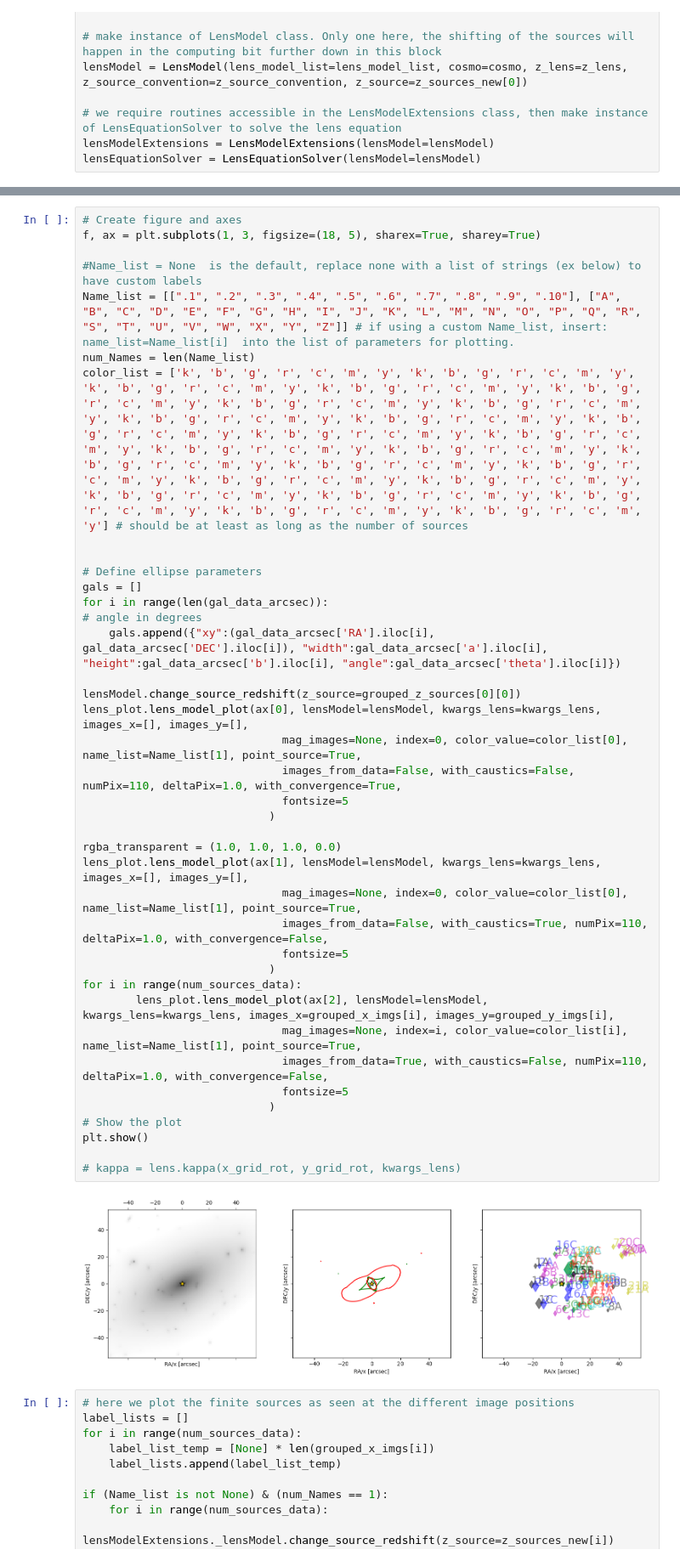
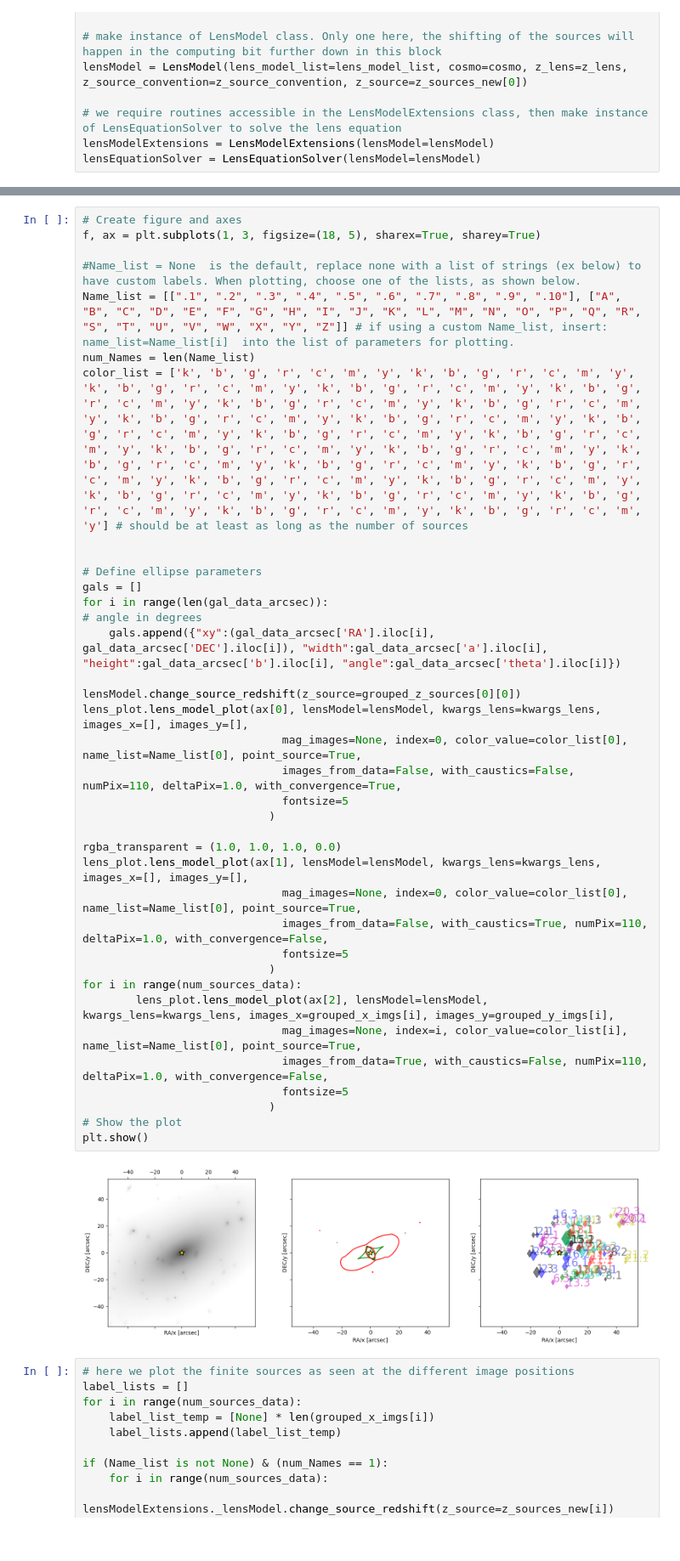
Before and after one commit to jocelyn-mcmahon-16/lenstronomy-tutorials_clusters, a Jupyter notebook: Notebooks/Clusters/modelling_SMACS0723_cluster_data.ipynb, the cells around one changed output, grey strips where cells are left out. Shown at 85% size. Saved outputs shown, nothing was run; the diff lists cells and outputs as text; blank space fills up the shorter version.

```diff
--- a/Notebooks/Clusters/modelling_SMACS0723_cluster_data.ipynb
+++ b/Notebooks/Clusters/modelling_SMACS0723_cluster_data.ipynb
@@ -518,42 +481,40 @@ Below that are rows of plots. These are grouped by each source's set of multiple
 # Create figure and axes
 f, ax = plt.subplots(1, 3, figsize=(18, 5), sharex=True, sharey=True)
 
-#Name_list = None  is the default, replace none with a list of strings (ex below) to have custom labels
+#Name_list = None  is the default, replace none with a list of strings (ex below) to have custom labels. When plotting, choose one of the lists, as shown below.
 Name_list = [[".1", ".2", ".3", ".4", ".5", ".6", ".7", ".8", ".9", ".10"], ["A", "B", "C", "D", "E", "F", "G", "H", "I", "J", "K", "L", "M", "N", "O", "P", "Q", "R", "S", "T", "U", "V", "W", "X", "Y", "Z"]] # if using a custom Name_list, insert:  name_list=Name_list[i]  into the list of parameters for plotting.
 num_Names = len(Name_list)
 color_list = ['k', 'b', 'g', 'r', 'c', 'm', 'y', 'k', 'b', 'g', 'r', 'c', 'm', 'y', 'k', 'b', 'g', 'r', 'c', 'm', 'y', 'k', 'b', 'g', 'r', 'c', 'm', 'y', 'k', 'b', 'g', 'r', 'c', 'm', 'y', 'k', 'b', 'g', 'r', 'c', 'm', 'y', 'k', 'b', 'g', 'r', 'c', 'm', 'y', 'k', 'b', 'g', 'r', 'c', 'm', 'y', 'k', 'b', 'g', 'r', 'c', 'm', 'y', 'k', 'b', 'g', 'r', 'c', 'm', 'y', 'k', 'b', 'g', 'r', 'c', 'm', 'y', 'k', 'b', 'g', 'r', 'c', 'm', 'y', 'k', 'b', 'g', 'r', 'c', 'm', 'y', 'k', 'b', 'g', 'r', 'c', 'm', 'y', 'k', 'b', 'g', 'r', 'c', 'm', 'y', 'k', 'b', 'g', 'r', 'c', 'm', 'y', 'k', 'b', 'g', 'r', 'c', 'm', 'y', 'k', 'b', 'g', 'r', 'c', 'm', 'y', 'k', 'b', 'g', 'r', 'c', 'm', 'y', 'k', 'b', 'g', 'r', 'c', 'm', 'y', 'k', 'b', 'g', 'r', 'c', 'm', 'y', 'k', 'b', 'g', 'r', 'c', 'm', 'y', 'k', 'b', 'g', 'r', 'c', 'm', 'y', 'k', 'b', 'g', 'r', 'c', 'm', 'y'] # should be at least as long as the number of sources
 
 
 # Define ellipse parameters
 gals = []
 for i in range(len(gal_data_arcsec)):                                                                                                                           # angle in degrees
     gals.append({"xy":(gal_data_arcsec['RA'].iloc[i], gal_data_arcsec['DEC'].iloc[i]), "width":gal_data_arcsec['a'].iloc[i], "height":gal_data_arcsec['b'].iloc[i], "angle":gal_data_arcsec['theta'].iloc[i]})
 
 lensModel.change_source_redshift(z_source=grouped_z_sources[0][0])
 lens_plot.lens_model_plot(ax[0], lensModel=lensModel, kwargs_lens=kwargs_lens, images_x=[], images_y=[],
-                              mag_images=None, index=0, color_value=color_list[0], name_list=Name_list[1], point_source=True,
+                              mag_images=None, index=0, color_value=color_list[0], name_list=Name_list[0], point_source=True,
                               images_from_data=False, with_caustics=False, numPix=110, deltaPix=1.0, with_convergence=True,
                               fontsize=5
                             )
 
 rgba_transparent = (1.0, 1.0, 1.0, 0.0)
 lens_plot.lens_model_plot(ax[1], lensModel=lensModel, kwargs_lens=kwargs_lens, images_x=[], images_y=[],
-                              mag_images=None, index=0, color_value=color_list[0], name_list=Name_list[1], point_source=True,
+                              mag_images=None, index=0, color_value=color_list[0], name_list=Name_list[0], point_source=True,
                               images_from_data=False, with_caustics=True, numPix=110, deltaPix=1.0, with_convergence=False,
                               fontsize=5
                             )
 for i in range(num_sources_data):
         lens_plot.lens_model_plot(ax[2], lensModel=lensModel, kwargs_lens=kwargs_lens, images_x=grouped_x_imgs[i], images_y=grouped_y_imgs[i],
-                              mag_images=None, index=i, color_value=color_list[i], name_list=Name_list[1], point_source=True,
+                              mag_images=None, index=i, color_value=color_list[i], name_list=Name_list[0], point_source=True,
                               images_from_data=True, with_caustics=False, numPix=110, deltaPix=1.0, with_convergence=False,
                               fontsize=5
                             )
 # Show the plot
 plt.show()
-
-# kappa = lens.kappa(x_grid_rot, y_grid_rot, kwargs_lens)
 # %% [output]
-[figure, old version]
+[figure, new version]
 # %%
 # here we plot the finite sources as seen at the different image positions
 label_lists = []
```
Also changed, not shown: parts of 24 cells of this notebook.
